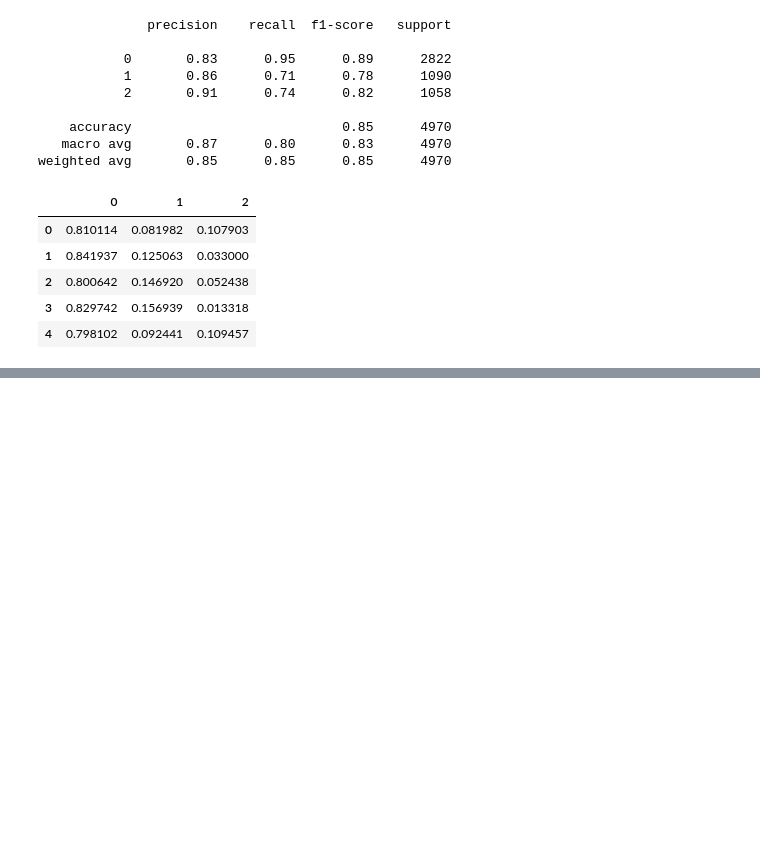
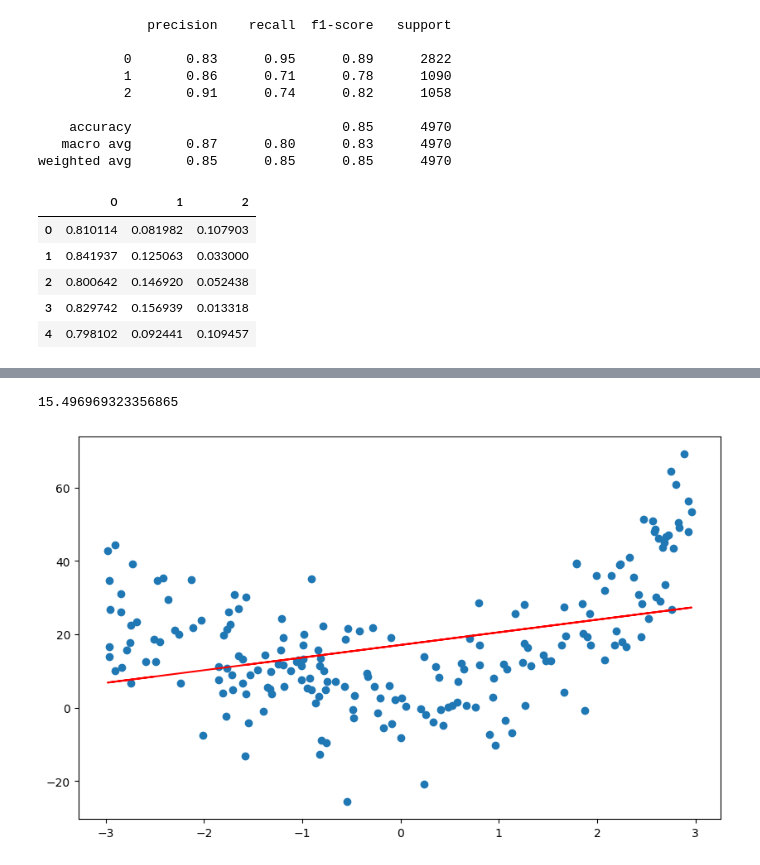
Before and after one commit to Mukhammadkodir27/Advanced_Python, a Jupyter notebook: Machine_Learning/Machine-Learning2.ipynb, the cells around one changed output, grey strips where cells are left out. Cells and saved outputs as stored; diff of their text form; code cells hidden in the pictures; blank space fills up the shorter version.

```diff
--- a/Machine_Learning/Machine-Learning2.ipynb
+++ b/Machine_Learning/Machine-Learning2.ipynb
@@ -400,0 +439,23 @@ cards_fitted_probs_df.head()
+# %%
+# and try to fit a linear regression model to this data
+
+# create a Linear Regression model
+model1 = LinearRegression()
+
+# fit the model
+model1.fit(data1[['x']], data1[['y']])
+
+# make predictions
+y_pred = model1.predict(data1[['x']])
+
+# plot the data and the model
+plt.figure(figsize=(10, 6))
+plt.scatter(data1['x'], data1['y'])
+plt.plot(data1['x'], y_pred, color = 'red')
+
+# and assess the RMSE of the model
+rmse = np.sqrt(mean_squared_error(data1['y'], y_pred))
+print(rmse)
+# %% [output]
+15.496969323356865
+[figure, added]
```
Also changed, not shown: parts of 29 cells of this notebook.
